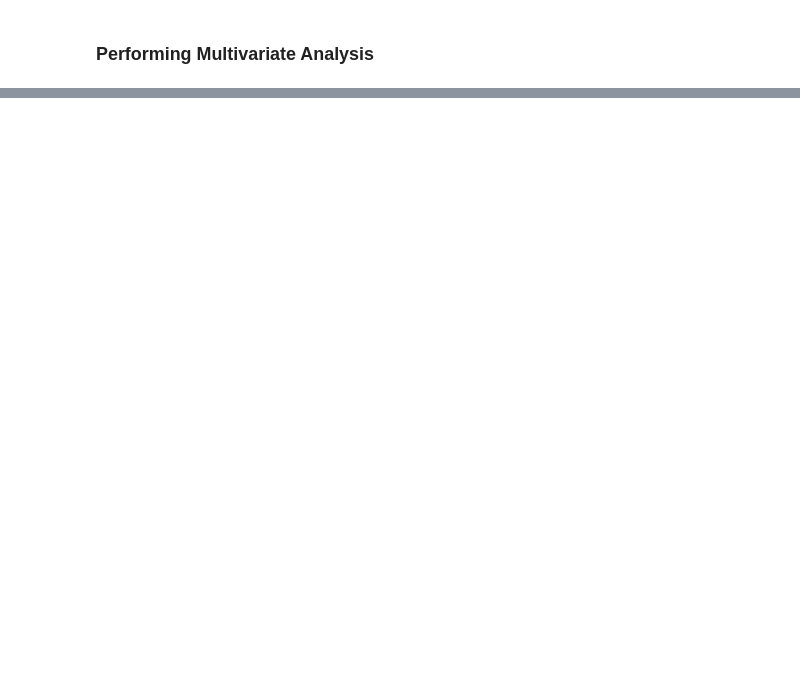
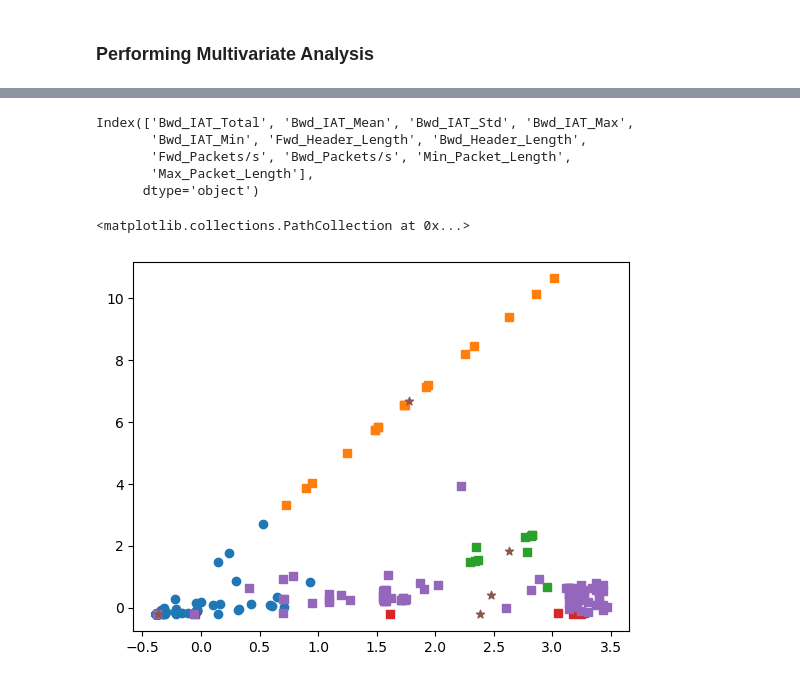
Before and after one commit to lnelson8/COMP-479-Final-Project, a Jupyter notebook: Final_Project_Code.ipynb, the cells around one changed output, grey strips where cells are left out. Saved outputs shown, nothing was run; the diff lists cells and outputs as text; code cells hidden in the pictures; blank space fills up the shorter version.

```diff
--- a/Final_Project_Code.ipynb
+++ b/Final_Project_Code.ipynb
@@ -334,0 +417,30 @@ corr_data.corr().style.background_gradient(cmap='coolwarm')
+# %%
+# doing k-means clustering with a subset of columns - 5 clusters (for the 5 label types)
+
+# printing out the columns we are using in the subset
+print(data.columns[25:36])
+
+X1 = data.iloc[1:1001,25:36]
+X1 = X1.values # numpy indexing instead
+X1 = X1 - X1.mean(axis=0)
+X1 = X1/X1.std(axis=0)
+
+# clustering
+kmeans = KMeans(n_clusters=5, init='k-means++', n_init=10)
+kmeans_pred = kmeans.fit_predict(X1)
+# visualizing
+plt.scatter(X1[kmeans_pred==0, 0], X1[kmeans_pred==0, 1], marker='o')
+plt.scatter(X1[kmeans_pred==1, 0], X1[kmeans_pred==1, 1], marker='s')
+plt.scatter(X1[kmeans_pred==2, 0], X1[kmeans_pred==2, 1], marker='s')
+plt.scatter(X1[kmeans_pred==3, 0], X1[kmeans_pred==3, 1], marker='s')
+plt.scatter(X1[kmeans_pred==4, 0], X1[kmeans_pred==4, 1], marker='s')
+centroids = kmeans.cluster_centers_
+plt.scatter(centroids[:, 0], centroids[:, 1], marker='*')
+# %% [output]
+Index(['Bwd_IAT_Total', 'Bwd_IAT_Mean', 'Bwd_IAT_Std', 'Bwd_IAT_Max',
+       'Bwd_IAT_Min', 'Fwd_Header_Length', 'Bwd_Header_Length',
+       'Fwd_Packets/s', 'Bwd_Packets/s', 'Min_Packet_Length',
+       'Max_Packet_Length'],
+      dtype='object')
+<matplotlib.collections.PathCollection at 0x...>
+[figure, added]
```
Also changed, not shown: parts of 10 cells of this notebook.
